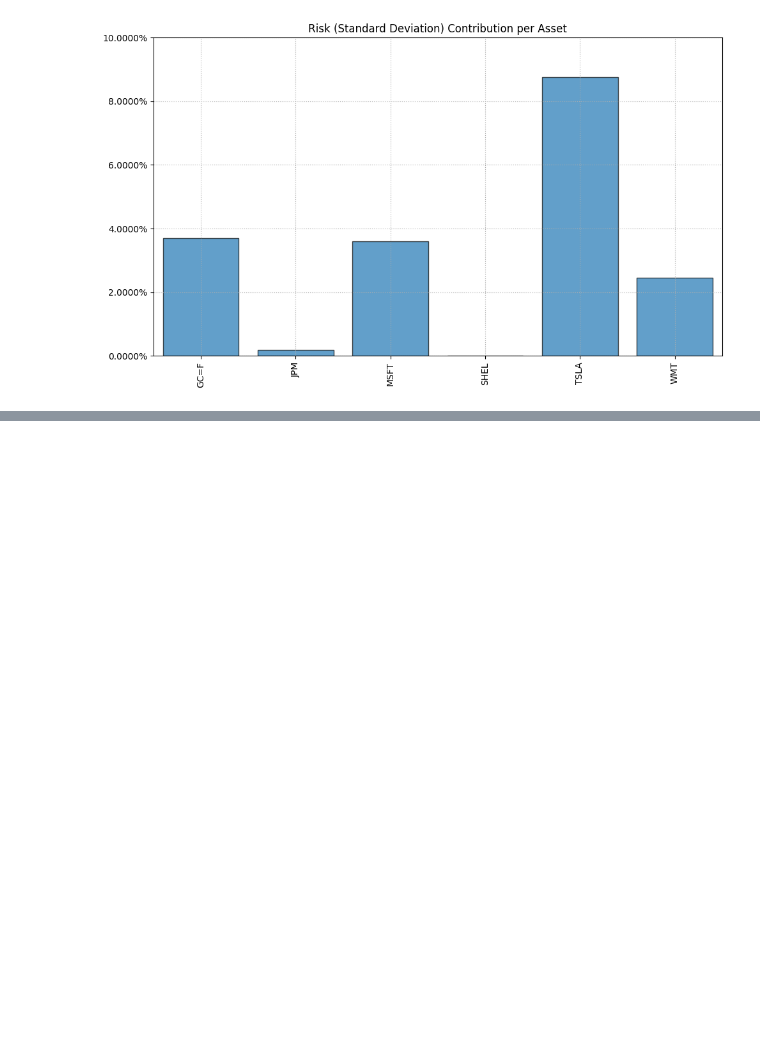
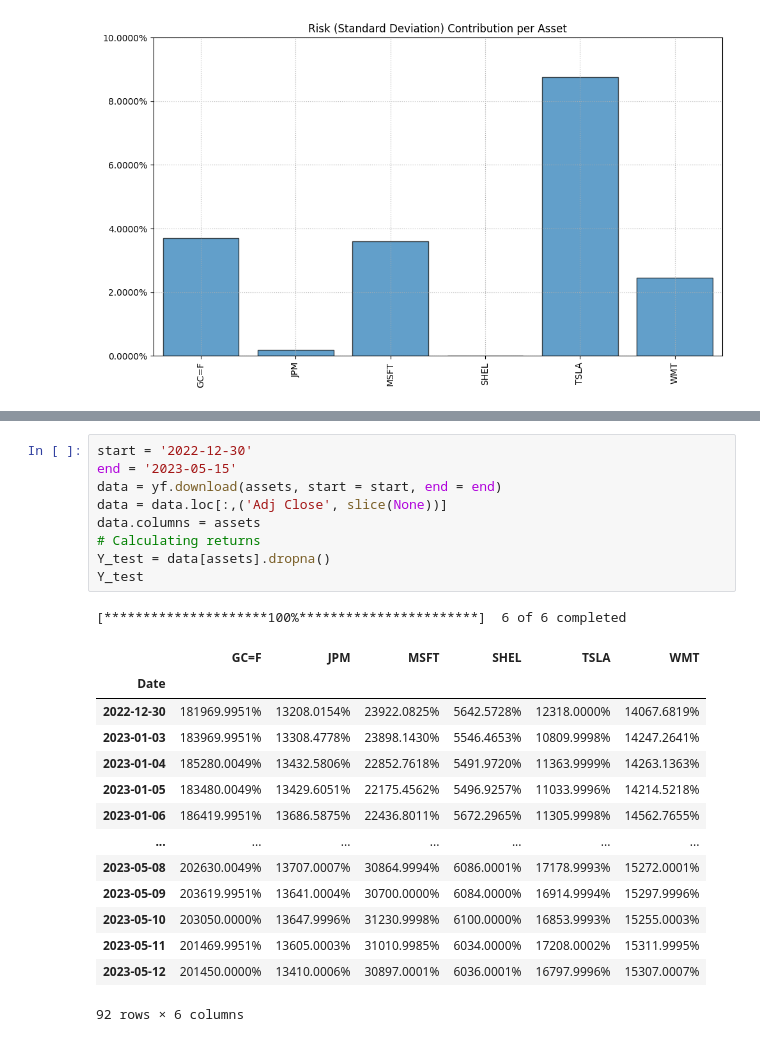
Before and after one commit to shashankks0987/portfolio-management, a Jupyter notebook: portfolio management.ipynb, the cells around one changed output, grey strips where cells are left out. Saved outputs shown, nothing was run; the diff lists cells and outputs as text; blank space fills up the shorter version.

Commit message:
Calculate returns if assests invested using these strategies

```diff
--- a/portfolio management.ipynb
+++ b/portfolio management.ipynb
@@ -131,0 +135,25 @@ ax = rp.plot_risk_con(w, cov=port.cov, returns=port.returns, rm=rm, rf=0, alpha=
+# %%
+start = '2022-12-30'
+end = '2023-05-15'
+data = yf.download(assets, start = start, end = end)
+data = data.loc[:,('Adj Close', slice(None))]
+data.columns = assets
+# Calculating returns
+Y_test = data[assets].dropna()
+Y_test
+# %% [output]
+[*********************100%***********************]  6 of 6 completed
+|  | GC=F | JPM | MSFT | SHEL | TSLA | WMT |
+| Date |  |  |  |  |  |  |
+| 2022-12-30 | 181969.9951% | 13208.0154% | 23922.0825% | 5642.5728% | 12318.0000% | 14067.6819% |
+| 2023-01-03 | 183969.9951% | 13308.4778% | 23898.1430% | 5546.4653% | 10809.9998% | 14247.2641% |
+| 2023-01-04 | 185280.0049% | 13432.5806% | 22852.7618% | 5491.9720% | 11363.9999% | 14263.1363% |
+| 2023-01-05 | 183480.0049% | 13429.6051% | 22175.4562% | 5496.9257% | 11033.9996% | 14214.5218% |
+| 2023-01-06 | 186419.9951% | 13686.5875% | 22436.8011% | 5672.2965% | 11305.9998% | 14562.7655% |
+| ... | ... | ... | ... | ... | ... | ... |
+| 2023-05-08 | 202630.0049% | 13707.0007% | 30864.9994% | 6086.0001% | 17178.9993% | 15272.0001% |
+| 2023-05-09 | 203619.9951% | 13641.0004% | 30700.0000% | 6084.0000% | 16914.9994% | 15297.9996% |
+| 2023-05-10 | 203050.0000% | 13647.9996% | 31230.9998% | 6100.0000% | 16853.9993% | 15255.0003% |
+| 2023-05-11 | 201469.9951% | 13605.0003% | 31010.9985% | 6034.0000% | 17208.0002% | 15311.9995% |
+| 2023-05-12 | 201450.0000% | 13410.0006% | 30897.0001% | 6036.0001% | 16797.9996% | 15307.0007% |
+92 rows × 6 columns
```
Also changed, not shown: parts of 6 cells of this notebook.
